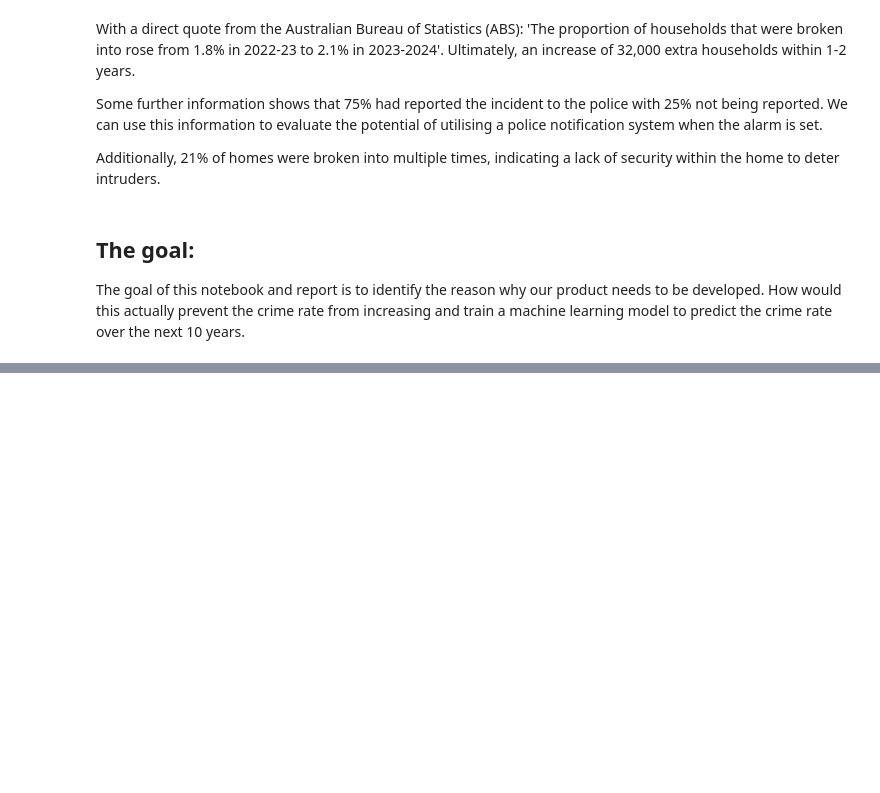
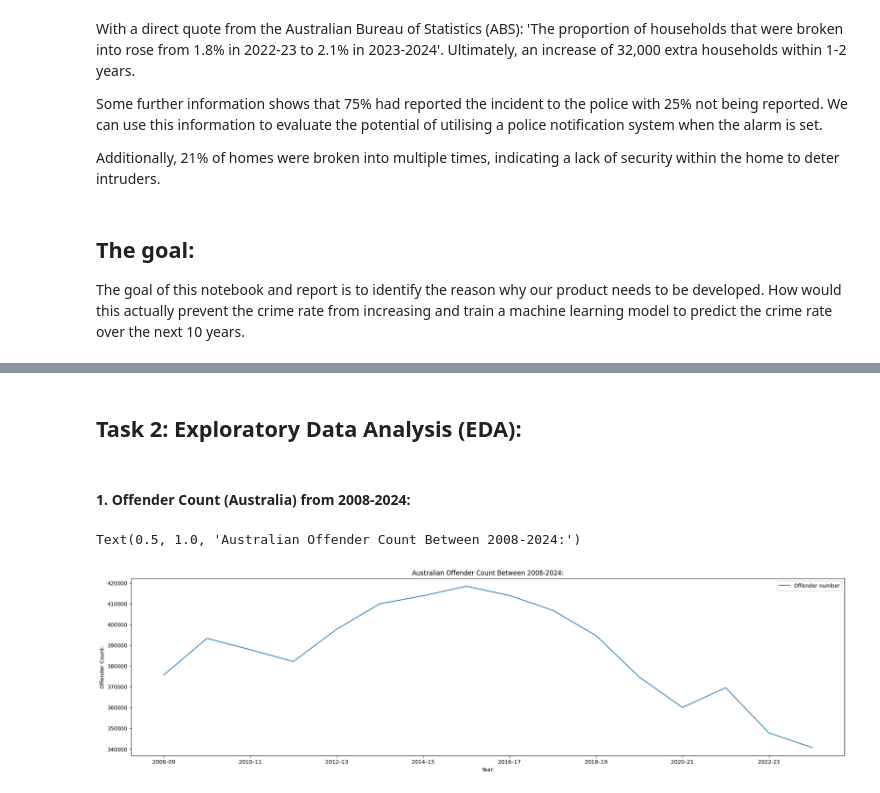
Before and after one commit to leeglb/HomeSurveillance-Project, a Jupyter notebook: crimeratemodel.ipynb, the cells around one changed output, grey strips where cells are left out. Drawn from its saved outputs; the diff is of its cells as text; code cells hidden in the pictures; blank space fills up the shorter version.

```diff
--- a/crimeratemodel.ipynb
+++ b/crimeratemodel.ipynb
@@ -22,0 +42,10 @@ The goal of this notebook and report is to identify the reason why our product n
+# %%
+number_of_offenders_data = pd.read_excel('Offenders, 2008-09 to 2023-24.xlsx', sheet_name='Sheet1', header=1, index_col=0) #number of offenders data
+
+harmful_offenders_data = pd.read_excel('Offender rate(a), principal offence of acts intended to cause injury.xlsx', sheet_name='Sheet1', header=1, index_col=0) #number of offenders with intent of harm
+# %%
+number_of_offenders_data['Offender number'] = pd.to_numeric(number_of_offenders_data['Offender number'], errors="coerce")
+
+offenders_data = number_of_offenders_data.iloc[:16]
+
+offenders_data
@@ -22,0 +92,12 @@ The goal of this notebook and report is to identify the reason why our product n
+# %% [markdown]
+## Task 2: Exploratory Data Analysis (EDA):
+# %% [markdown]
+#### 1. Offender Count (Australia) from 2008-2024:
+# %%
+offenders_data.plot(figsize=(24,6))
+plt.xlabel("Year:")
+plt.ylabel("Offender Count:")
+plt.title("Australian Offender Count Between 2008-2024:")
+# %% [output]
+Text(0.5, 1.0, 'Australian Offender Count Between 2008-2024:')
+[figure, added]
```
Also changed, not shown: parts of 15 cells of this notebook, 3 other files.
